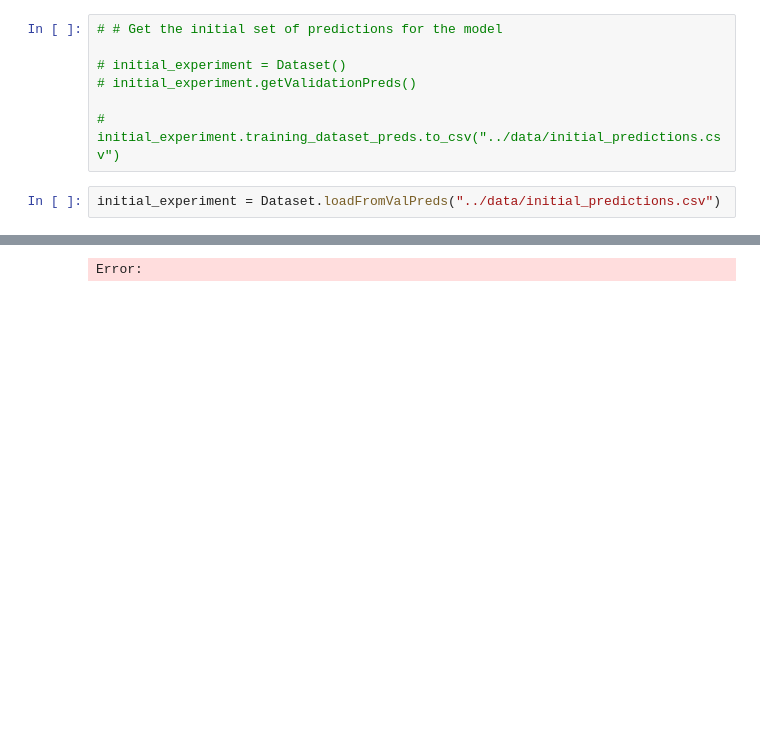
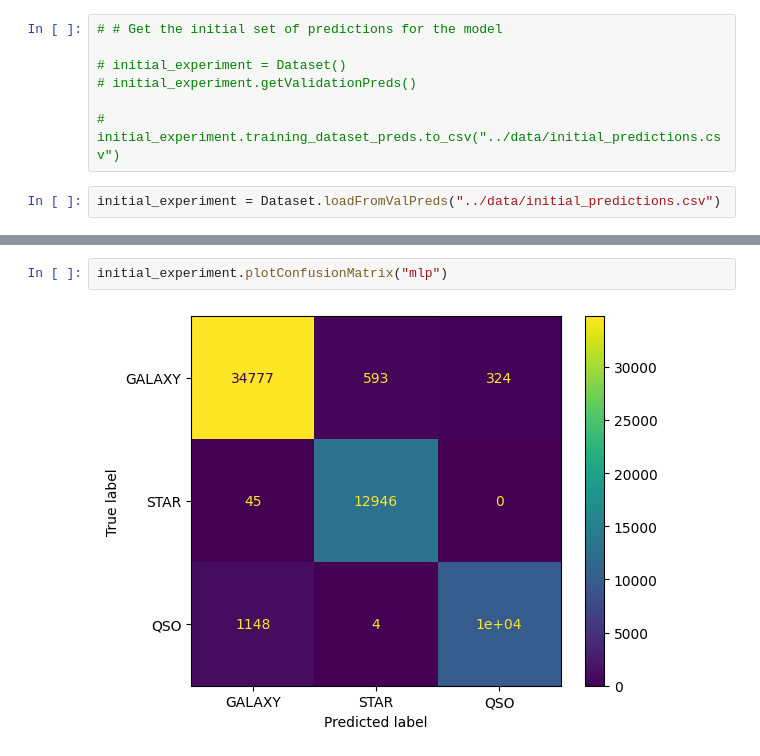
Before and after one commit to morleythomas/celestial_classification, a Jupyter notebook: notebooks/Initial baselines.ipynb, the cells around one changed output, grey strips where cells are left out. Cells and saved outputs as stored; diff of their text form; blank space fills up the shorter version.

Commit message:
Finish initial baselines

```diff
--- a/notebooks/Initial baselines.ipynb
+++ b/notebooks/Initial baselines.ipynb
@@ -53,3 +50,4 @@ Error:
 # %%
+initial_experiment.plotConfusionMatrix("mlp")
 # %% [output]
-Error:
+[figure, added]
```
Also changed, not shown: parts of 4 cells of this notebook, 3 other files.
